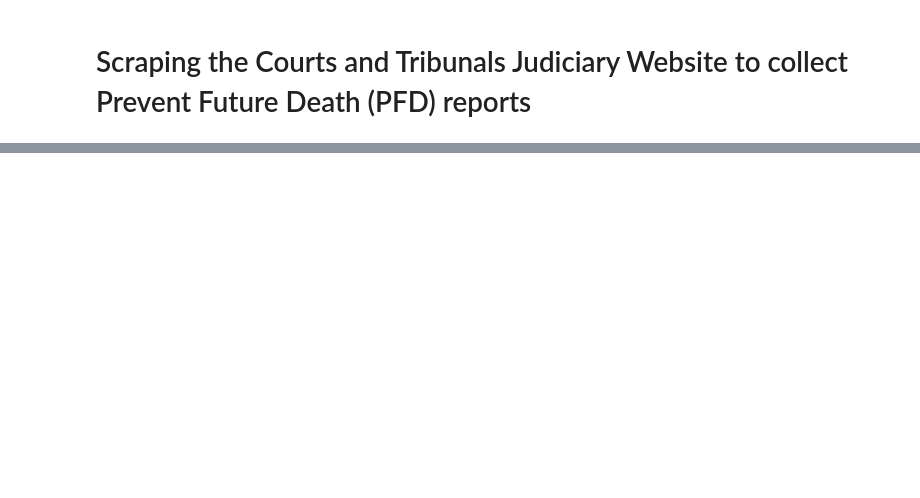
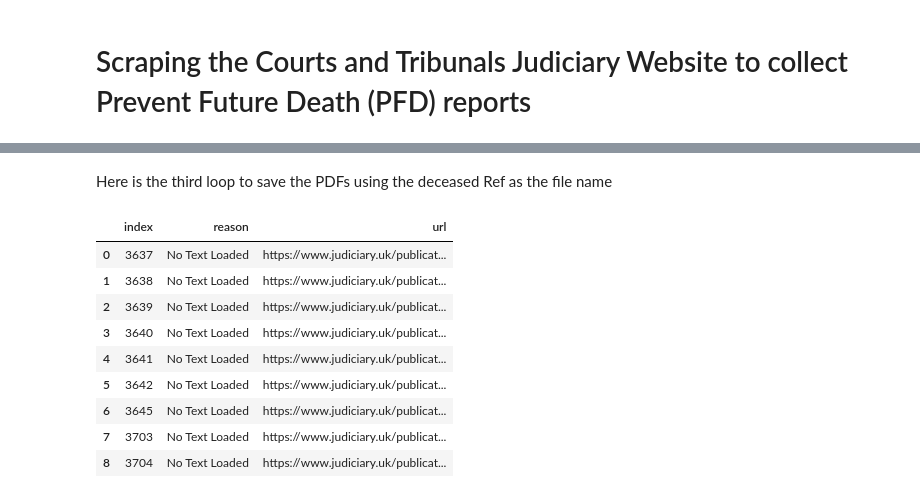
Before and after one commit to georgiarichards/georgiarichards.github.io, a Jupyter notebook: data/Web_scraper_PFDs.ipynb, the cells around one changed output, grey strips where cells are left out. Cells and saved outputs as stored; diff of their text form; code cells hidden in the pictures; blank space fills up the shorter version.

```diff
--- a/data/Web_scraper_PFDs.ipynb
+++ b/data/Web_scraper_PFDs.ipynb
@@ -59,11 +2,0 @@ def fetch_urls(page):
-# %%
-record_urls = []
-with tqdm(total = number_of_pages) as pbar:
-    with concurrent.futures.ProcessPoolExecutor(max_workers=16) as executor:
-        record_urls = [executor.submit(fetch_urls, i)
-                       for i in range(number_of_pages)]
-        for future in concurrent.futures.as_completed(record_urls):
-            pbar.update(1)
-record_urls = [link for links in # flatten the list
-                   [urls.result() for urls in record_urls]
-                   for link in links]
@@ -520,6 +2,0 @@ with open("with_unprocessed.txt", "w") as f:
-# %%
-by_la = df[df["coroner area"].notna()].copy()
-local_authorities = by_la[by_la["coroner area"].notna()]["coroner area"]
-to_correct = list(local_authorities.unique())
-with open("raw_areas.txt", "w") as f:
-    print("\n".join(to_correct), file = f)
@@ -1000,0 +37,12 @@ areas.to_html(f"areas_info.html")
+# %%
+#Your second value in "range" will be one more than the number of pages that exist on the wesbite
+pages = list(range(1,392))
+
+#This loops through all the pages to get the URLs to individual records
+page_string = 'https://www.judiciary.uk/subject/prevention-of-future-deaths/page/{}/'
+record_urls = []
+for page in tqdm(pages):
+    soup = get_url(page_string.format(str(page)))
+    h5s = soup.find_all('h5', {'class': 'entry-title'})
+    for h5 in h5s:
+        record_urls.append(h5.a.get('href'))
@@ -1000,0 +67,6 @@ areas.to_html(f"areas_info.html")
+# %%
+def error_details(e_dict, record_count, record_url, details):
+    e_dict['index'] = record_count
+    e_dict['url'] = record_url
+    e_dict['reason'] = details
+    return e_dict
@@ -1000,0 +229,19 @@ areas.to_html(f"areas_info.html")
+# %% [markdown]
+Here is the third loop to save the PDFs using the deceased Ref as the file name
+# %%
+#Any errors should print out above, but you can also check the error_catching dict
+#Here we just turn it into a dataframe quickly to easily view
+
+error_df = pd.DataFrame(error_catching)
+error_df
+# %% [output]
+|  | index | reason | url |
+| 0 | 3637 | No Text Loaded | https://www.judiciary.uk/publicat... |
+| 1 | 3638 | No Text Loaded | https://www.judiciary.uk/publicat... |
+| 2 | 3639 | No Text Loaded | https://www.judiciary.uk/publicat... |
+| 3 | 3640 | No Text Loaded | https://www.judiciary.uk/publicat... |
+| 4 | 3641 | No Text Loaded | https://www.judiciary.uk/publicat... |
+| 5 | 3642 | No Text Loaded | https://www.judiciary.uk/publicat... |
+| 6 | 3645 | No Text Loaded | https://www.judiciary.uk/publicat... |
+| 7 | 3703 | No Text Loaded | https://www.judiciary.uk/publicat... |
+| 8 | 3704 | No Text Loaded | https://www.judiciary.uk/publicat... |
```
Also changed, not shown: parts of 95 cells of this notebook, 1 other file.
